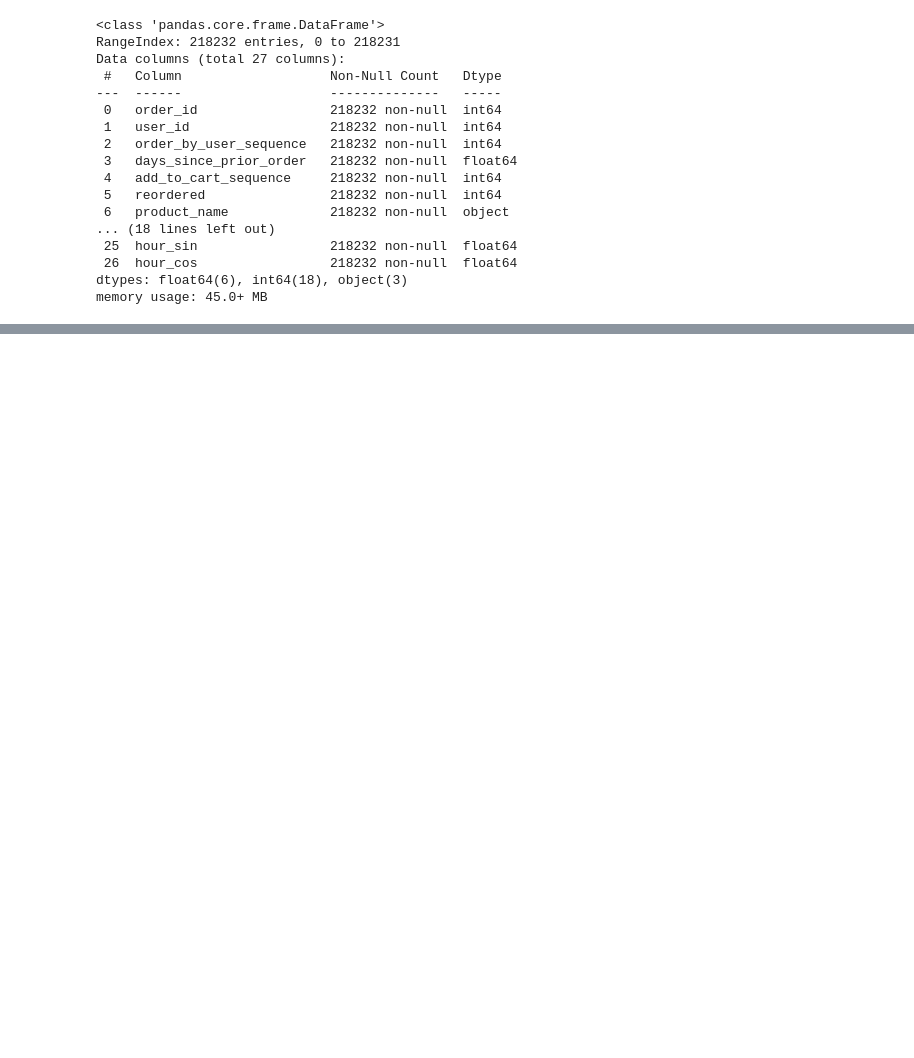
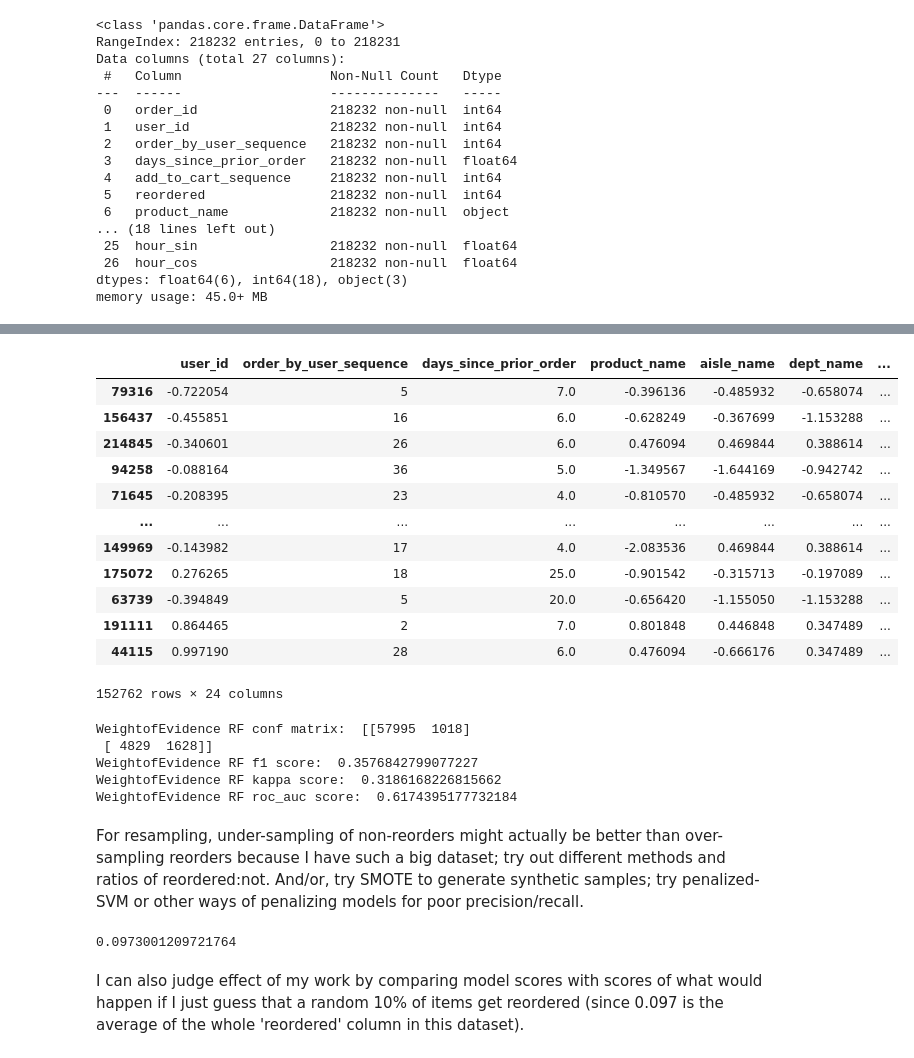
Before and after one commit to fractaldatalearning/Capstone2, a Jupyter notebook: notebooks/preprocessing3_encoding.ipynb, the cells around one changed output, grey strips where cells are left out. Cells and saved outputs as stored; diff of their text form; code cells hidden in the pictures; blank space fills up the shorter version.

```diff
--- a/notebooks/preprocessing3_encoding.ipynb
+++ b/notebooks/preprocessing3_encoding.ipynb
@@ -63,0 +287,45 @@ I'd like any encoder(s) I use to be included in an eventual modeling pipeline, b
+# %%
+# TargetEncoder seems to perform slightly better than LeaveOneOut, even on these metrics
+# that are sensitive to over-fitting unbalanced data. Try WeightofEvidence.
+# It does have some parameters that could be tuned but don't bother for now.
+
+Xwoe_train, Xwoe_test, ywoe_train, ywoe_test = train_test_split(X, y, test_size=0.3)
+
+ce_woe = ce.woe.WOEEncoder(cols=categorical_columns)
+ce_woe.fit(Xwoe_train, ywoe_train)
+Xwoe_train = ce_woe.transform(Xwoe_train)
+Xwoe_test = ce_woe.transform(Xwoe_test)
+
+Xwoe_train
+# %% [output]
+|  | user_id | order_by_user_sequence | days_since_prior_order | product_name | aisle_name | dept_name | ... |
+| 79316 | -0.722054 | 5 | 7.0 | -0.396136 | -0.485932 | -0.658074 | ... |
+| 156437 | -0.455851 | 16 | 6.0 | -0.628249 | -0.367699 | -1.153288 | ... |
+| 214845 | -0.340601 | 26 | 6.0 | 0.476094 | 0.469844 | 0.388614 | ... |
+| 94258 | -0.088164 | 36 | 5.0 | -1.349567 | -1.644169 | -0.942742 | ... |
+| 71645 | -0.208395 | 23 | 4.0 | -0.810570 | -0.485932 | -0.658074 | ... |
+| ... | ... | ... | ... | ... | ... | ... | ... |
+| 149969 | -0.143982 | 17 | 4.0 | -2.083536 | 0.469844 | 0.388614 | ... |
+| 175072 | 0.276265 | 18 | 25.0 | -0.901542 | -0.315713 | -0.197089 | ... |
+| 63739 | -0.394849 | 5 | 20.0 | -0.656420 | -1.155050 | -1.153288 | ... |
+| 191111 | 0.864465 | 2 | 7.0 | 0.801848 | 0.446848 | 0.347489 | ... |
+| 44115 | 0.997190 | 28 | 6.0 | 0.476094 | -0.666176 | 0.347489 | ... |
+152762 rows × 24 columns
+# %%
+scaler = StandardScaler()
+Xwoe_train_scaled = scaler.fit_transform(Xwoe_train)
+Xwoe_test_scaled = scaler.transform(Xwoe_test)
+
+rf_clf = RandomForestClassifier()
+rf_clf = rf_clf.fit(Xwoe_train_scaled, ywoe_train)
+ywoe_pred = rf_clf.predict(Xwoe_test_scaled)
+print('WeightofEvidence RF conf matrix: ', metrics.confusion_matrix(ywoe_test, ywoe_pred))
+print('WeightofEvidence RF f1 score: ', metrics.f1_score(ywoe_test, ywoe_pred))
+print('WeightofEvidence RF kappa score: ', metrics.cohen_kappa_score(ywoe_test, ywoe_pred))
+print('WeightofEvidence RF roc_auc score: ', metrics.roc_auc_score(ywoe_test, ywoe_pred))
+# %% [output]
+WeightofEvidence RF conf matrix:  [[57995  1018]
+ [ 4829  1628]]
+WeightofEvidence RF f1 score:  0.3576842799077227
+WeightofEvidence RF kappa score:  0.3186168226815662
+WeightofEvidence RF roc_auc score:  0.6174395177732184
@@ -63,0 +334,8 @@ I'd like any encoder(s) I use to be included in an eventual modeling pipeline, b
+# %% [markdown]
+For resampling, under-sampling of non-reorders might actually be better than over-sampling reorders because I have such a big dataset; try out different methods and ratios of reordered:not. And/or, try SMOTE to generate synthetic samples; try penalized-SVM or other ways of penalizing models for poor precision/recall.
+# %%
+df['reordered'].mean()
+# %% [output]
+0.0973001209721764
+# %% [markdown]
+I can also judge effect of my work by comparing model scores with scores of what would happen if I just guess that a random 10% of items get reordered (since 0.097 is the average of the whole 'reordered' column in this dataset).
```
Also changed, not shown: parts of 22 cells of this notebook, 2 other files.
